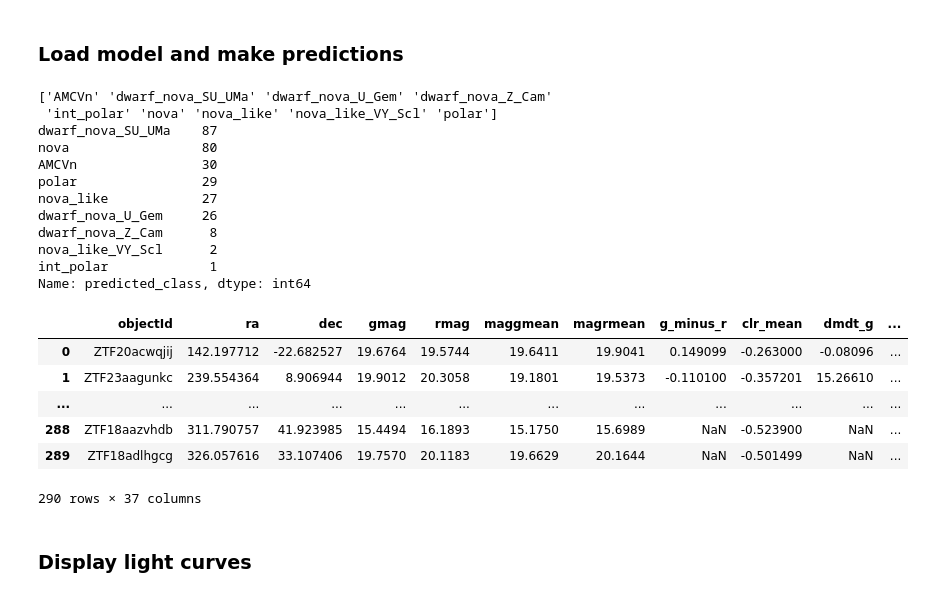
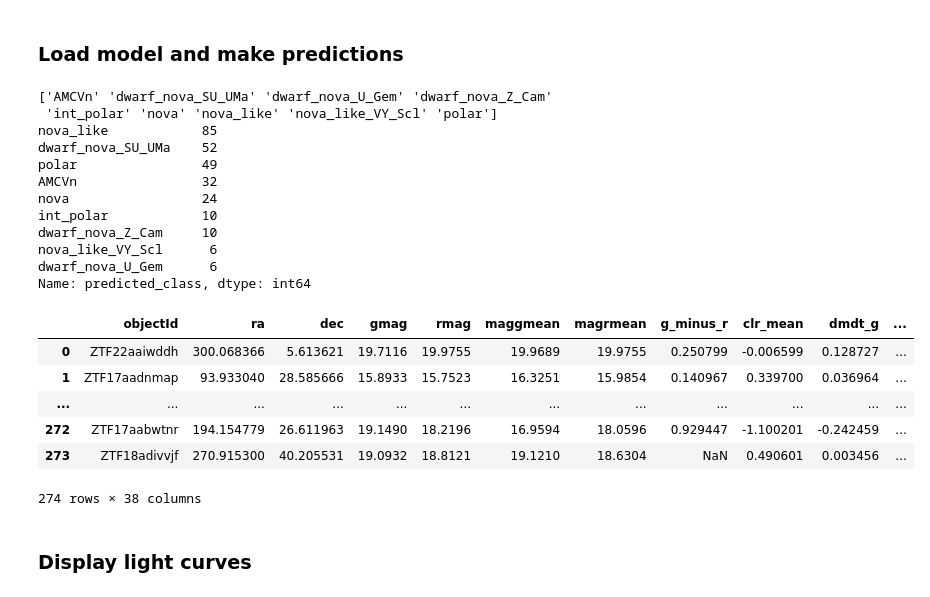
Before and after one commit to dharmesh1007/ZTF_code, a Jupyter notebook: source/9-lasair_filter.ipynb, the cells around one changed output. Cells and saved outputs as stored; diff of their text form; code cells hidden in the pictures.

```diff
--- a/source/9-lasair_CV_filter.ipynb
+++ b/source/9-lasair_filter.ipynb
@@ -63,7 +63,8 @@ selected    = """
     objects.dmdt_r,
     objects.distpsnr1,
     objects.sgmag1,
-    (objects.gmag - objects.sgmag1) as brightening,
+    (objects.gmag - objects.sgmag1) as brightening_g,
+    (objects.rmag - objects.srmag1) as brightening_r,
     JDNOW()-objects.jdmax as last_alert,
     sherlock_classifications.classification,
     sherlock_classifications.classificationReliability,
@@ -76,12 +77,16 @@ selected    = """
 # QUERIES.
 
 # query that omits supernovae, variable stars, asteroids, AGN, and bright stars
-days = 50
+day_last = 0
+day_first = 50 # must be greater than day_last
+rise_rate = 0
+mag_increase = 1.5
+colour = 0.7
 
 query_1  = f"""
-    objects.jdmax > JDNOW()-{days} AND
-    objects.g_minus_r <= 0.6 AND
-    (objects.dmdt_g >=0.33 OR objects.dmdt_r >=0.33) AND NOT
+    (objects.jdmax BETWEEN JDNOW()-{day_first} AND JDNOW()-{day_last}) AND
+    objects.g_minus_r <= {colour} AND
+    (objects.dmdt_g >={rise_rate} OR objects.dmdt_r >={rise_rate}) AND NOT
     (sherlock_classifications.classification='VS' AND sherlock_classifications.classificationReliability IN (1,2)) AND NOT
     (sherlock_classifications.classification ='AGN' AND sherlock_classifications.catalogue_object_type IN ('galaxy', 'agn')) AND NOT
     (sherlock_classifications.classification ='AGN' AND sherlock_classifications.classificationReliability = 1) AND NOT
@@ -91,9 +96,9 @@ query_1  = f"""
     """
 
 query_2  = f"""
-    objects.jdmax > JDNOW()-{days} AND
-    (objects.maggmean - objects.magrmean) <= 0.6 AND
-    (objects.dmdt_g >=0.33 OR objects.dmdt_r >=0.33) AND NOT
+    (objects.jdmax BETWEEN JDNOW()-{day_first} AND JDNOW()-{day_last}) AND
+    (objects.maggmean - objects.magrmean) <= {colour} AND
+    (objects.dmdt_g >={rise_rate} OR objects.dmdt_r >={rise_rate}) AND NOT
     (sherlock_classifications.classification='VS' AND sherlock_classifications.classificationReliability IN (1,2)) AND NOT
     (sherlock_classifications.classification ='AGN' AND sherlock_classifications.catalogue_object_type IN ('galaxy', 'agn')) AND NOT
     (sherlock_classifications.classification ='AGN' AND sherlock_classifications.classificationReliability = 1) AND NOT
@@ -103,9 +108,9 @@ query_2  = f"""
     """
 
 query_3  = f"""
-    objects.jdmax > JDNOW()-{days} AND
-    objects.g_minus_r <= 0.6 AND
-    (((objects.gmag - objects.sgmag1) < (-2.5*LOG10(POWER(10,(0.4*1.5))-1))) OR ((objects.rmag - objects.srmag1) < (-2.5*LOG10(POWER(10,(0.4*1.5))-1)))) AND NOT
+    (objects.jdmax BETWEEN JDNOW()-{day_first} AND JDNOW()-{day_last}) AND
+    objects.g_minus_r <= {colour} AND
+    (((objects.gmag - objects.sgmag1) < (-2.5*LOG10(POWER(10,(0.4*{mag_increase}))-1))) OR ((objects.rmag - objects.srmag1) < (-2.5*LOG10(POWER(10,(0.4*{mag_increase}))-1)))) AND NOT
     (sherlock_classifications.classification='VS' AND sherlock_classifications.classificationReliability IN (1,2)) AND NOT
     (sherlock_classifications.classification ='AGN' AND sherlock_classifications.catalogue_object_type IN ('galaxy', 'agn')) AND NOT
     (sherlock_classifications.classification ='AGN' AND sherlock_classifications.classificationReliability = 1) AND NOT
@@ -115,9 +120,9 @@ query_3  = f"""
     """
 
 query_4  = f"""
-    objects.jdmax > JDNOW()-{days} AND
-    (objects.maggmean - objects.magrmean) <= 0.6 AND
-    (((objects.gmag - objects.sgmag1) < (-2.5*LOG10(POWER(10,(0.4*1.5))-1))) OR ((objects.rmag - objects.srmag1) < (-2.5*LOG10(POWER(10,(0.4*1.5))-1)))) AND NOT
+    (objects.jdmax BETWEEN JDNOW()-{day_first} AND JDNOW()-{day_last}) AND
+    (objects.maggmean - objects.magrmean) <= {colour} AND
+    (((objects.gmag - objects.sgmag1) < (-2.5*LOG10(POWER(10,(0.4*{mag_increase}))-1))) OR ((objects.rmag - objects.srmag1) < (-2.5*LOG10(POWER(10,(0.4*{mag_increase}))-1)))) AND NOT
     (sherlock_classifications.classification='VS' AND sherlock_classifications.classificationReliability IN (1,2)) AND NOT
     (sherlock_classifications.classification ='AGN' AND sherlock_classifications.catalogue_object_type IN ('galaxy', 'agn')) AND NOT
     (sherlock_classifications.classification ='AGN' AND sherlock_classifications.classificationReliability = 1) AND NOT
@@ -311,7 +316,7 @@ Because: ERROR: table "xmatch_table" does not exist
 ### Load model and make predictions
 # %%
 # Select query to obtain predictions for.
-query_select = option4
+query_select = option2
 
 # Load ml model
 with open('../results/test_rfmodel.pkl', 'rb') as f:
@@ -335,48 +340,48 @@ alerts_df_preds[f'prob_{encoder.inverse_transform([2])[0]}'] = y_pred_prob[:,2]
 alerts_df_preds[f'prob_{encoder.inverse_transform([3])[0]}'] = y_pred_prob[:,3]
 alerts_df_preds[f'prob_{encoder.inverse_transform([4])[0]}'] = y_pred_prob[:,4]
 alerts_df_preds[f'prob_{encoder.inverse_transform([5])[0]}'] = y_pred_prob[:,5]
 alerts_df_preds[f'prob_{encoder.inverse_transform([6])[0]}'] = y_pred_prob[:,6]
 alerts_df_preds[f'prob_{encoder.inverse_transform([7])[0]}'] = y_pred_prob[:,7]
 alerts_df_preds[f'prob_{encoder.inverse_transform([8])[0]}'] = y_pred_prob[:,8]
 
 # Add predicted class to dataframe
 alerts_df_preds['prediction'] = y_pred
 alerts_df_preds['predicted_class'] = y_pred_labels
 
 # Append aavso labels
 aavso_df = pd.read_csv('../processed_data/AAVSOCVsZTFxmatch_21032023_BTS_manual_labelled.csv')
 aavso_df = aavso_df[['Xmatch_obj', 'Name', 'Type', 'eclipse_clear', 'manual_label']]
 alerts_df_preds = pd.merge(alerts_df_preds, aavso_df, how='left', left_on='objectId', right_on='Xmatch_obj')
 
 # Limit alerts to those in options 1-4
 obj_query = query_select['objectId'].to_list()
 alerts_df_preds = alerts_df_preds[alerts_df_preds['objectId'].isin(obj_query)].reset_index(drop=True)
 
 print(encoder.inverse_transform([0,1,2,3,4,5,6,7,8]))
 pd.options.display.max_rows=10
 print(alerts_df_preds['predicted_class'].value_counts())
 pd.options.display.max_rows=5
 alerts_df_preds
 # %% [output]
 ['AMCVn' 'dwarf_nova_SU_UMa' 'dwarf_nova_U_Gem' 'dwarf_nova_Z_Cam'
  'int_polar' 'nova' 'nova_like' 'nova_like_VY_Scl' 'polar']
-dwarf_nova_SU_UMa    87
-nova                 80
-AMCVn                30
-polar                29
-nova_like            27
-dwarf_nova_U_Gem     26
-dwarf_nova_Z_Cam      8
-nova_like_VY_Scl      2
-int_polar             1
+nova_like            85
+dwarf_nova_SU_UMa    52
+polar                49
+AMCVn                32
+nova                 24
+int_polar            10
+dwarf_nova_Z_Cam     10
+nova_like_VY_Scl      6
+dwarf_nova_U_Gem      6
 Name: predicted_class, dtype: int64
 |  | objectId | ra | dec | gmag | rmag | maggmean | magrmean | g_minus_r | clr_mean | dmdt_g | ... |
-| 0 | ZTF20acwqjij | 142.197712 | -22.682527 | 19.6764 | 19.5744 | 19.6411 | 19.9041 | 0.149099 | -0.263000 | -0.08096 | ... |
-| 1 | ZTF23aagunkc | 239.554364 | 8.906944 | 19.9012 | 20.3058 | 19.1801 | 19.5373 | -0.110100 | -0.357201 | 15.26610 | ... |
+| 0 | ZTF22aaiwddh | 300.068366 | 5.613621 | 19.7116 | 19.9755 | 19.9689 | 19.9755 | 0.250799 | -0.006599 | 0.128727 | ... |
+| 1 | ZTF17aadnmap | 93.933040 | 28.585666 | 15.8933 | 15.7523 | 16.3251 | 15.9854 | 0.140967 | 0.339700 | 0.036964 | ... |
 | ... | ... | ... | ... | ... | ... | ... | ... | ... | ... | ... | ... |
-| 288 | ZTF18aazvhdb | 311.790757 | 41.923985 | 15.4494 | 16.1893 | 15.1750 | 15.6989 | NaN | -0.523900 | NaN | ... |
-| 289 | ZTF18adlhgcg | 326.057616 | 33.107406 | 19.7570 | 20.1183 | 19.6629 | 20.1644 | NaN | -0.501499 | NaN | ... |
+| 272 | ZTF17aabwtnr | 194.154779 | 26.611963 | 19.1490 | 18.2196 | 16.9594 | 18.0596 | 0.929447 | -1.100201 | -0.242459 | ... |
+| 273 | ZTF18adivvjf | 270.915300 | 40.205531 | 19.0932 | 18.8121 | 19.1210 | 18.6304 | NaN | 0.490601 | 0.003456 | ... |
-290 rows × 37 columns
+274 rows × 38 columns
 # %% [markdown]
 ### Display light curves
 # %%
```
Also changed, not shown: parts of 8 cells of this notebook.
